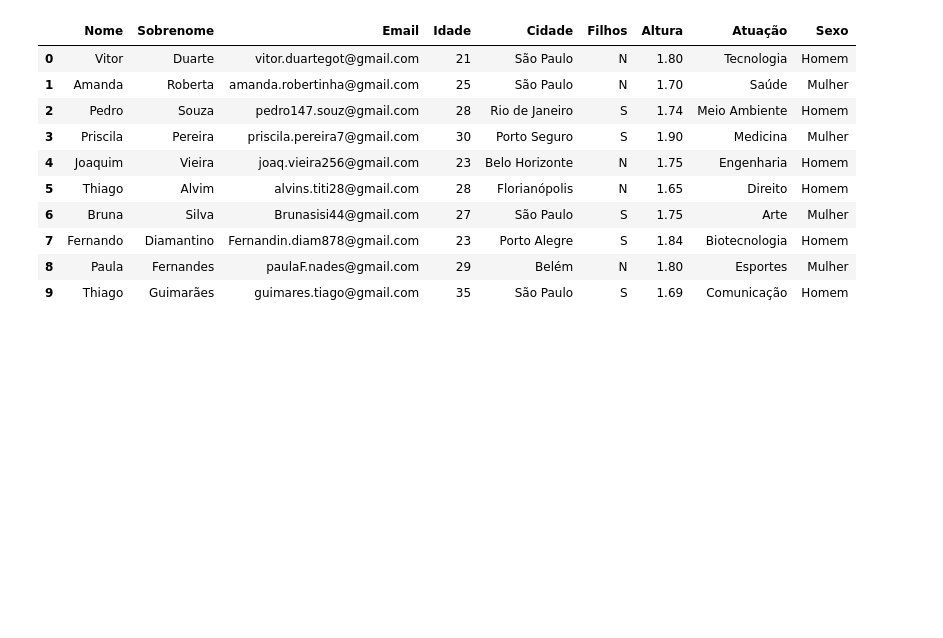
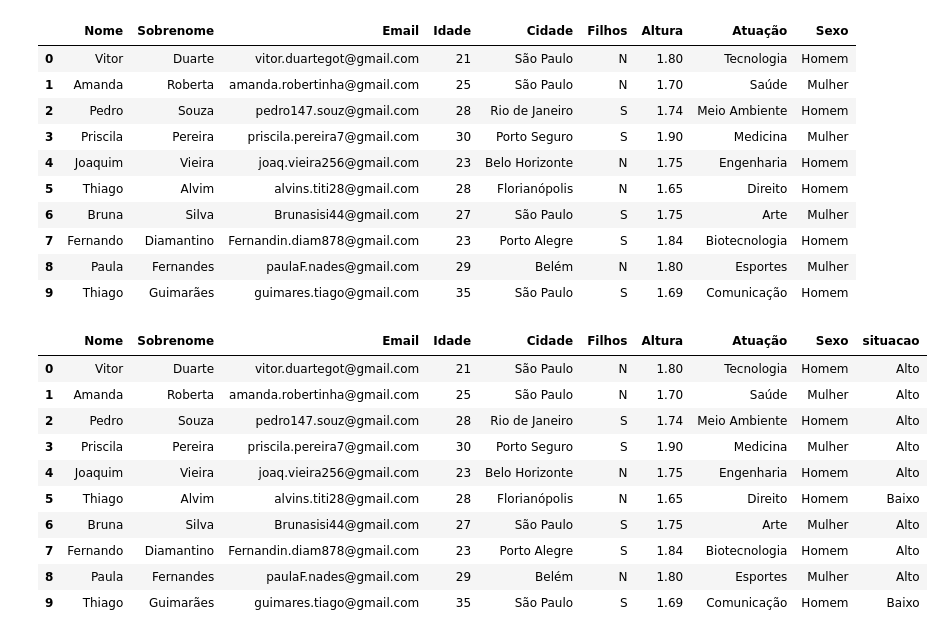
Before and after one commit to Vvitoor21/PythonForDataAnalytics, a Jupyter notebook: 8_Criando_DataFrames_E_Selecionando(Queries).ipynb, the cells around one changed output. Cells and saved outputs as stored; diff of their text form; code cells hidden in the pictures; blank space fills up the shorter version.

```diff
--- a/8_Criando_DataFrames_E_Selecionando(Queries).ipynb
+++ b/8_Criando_DataFrames_E_Selecionando(Queries).ipynb
@@ -235,3 +235,23 @@ dados
 | 7 | Fernando | Diamantino | Fernandin.diam878@gmail.com | 23 | Porto Alegre | S | 1.84 | Biotecnologia | Homem |
 | 8 | Paula | Fernandes | paulaF.nades@gmail.com | 29 | Belém | N | 1.80 | Esportes | Mulher |
 | 9 | Thiago | Guimarães | guimares.tiago@gmail.com | 35 | São Paulo | S | 1.69 | Comunicação | Homem |
+# %%
+for index, row in dados.iterrows():
+   if row['Altura'] <= 1.69 :
+       dados.loc[index, 'situacao'] = 'Baixo'
+   else:
+       dados.loc[index, 'situacao'] = 'Alto'
+# %%
+dados
+# %% [output]
+|  | Nome | Sobrenome | Email | Idade | Cidade | Filhos | Altura | Atuação | Sexo | situacao |
+| 0 | Vitor | Duarte | vitor.duartegot@gmail.com | 21 | São Paulo | N | 1.80 | Tecnologia | Homem | Alto |
+| 1 | Amanda | Roberta | amanda.robertinha@gmail.com | 25 | São Paulo | N | 1.70 | Saúde | Mulher | Alto |
+| 2 | Pedro | Souza | pedro147.souz@gmail.com | 28 | Rio de Janeiro | S | 1.74 | Meio Ambiente | Homem | Alto |
+| 3 | Priscila | Pereira | priscila.pereira7@gmail.com | 30 | Porto Seguro | S | 1.90 | Medicina | Mulher | Alto |
+| 4 | Joaquim | Vieira | joaq.vieira256@gmail.com | 23 | Belo Horizonte | N | 1.75 | Engenharia | Homem | Alto |
+| 5 | Thiago | Alvim | alvins.titi28@gmail.com | 28 | Florianópolis | N | 1.65 | Direito | Homem | Baixo |
+| 6 | Bruna | Silva | Brunasisi44@gmail.com | 27 | São Paulo | S | 1.75 | Arte | Mulher | Alto |
+| 7 | Fernando | Diamantino | Fernandin.diam878@gmail.com | 23 | Porto Alegre | S | 1.84 | Biotecnologia | Homem | Alto |
+| 8 | Paula | Fernandes | paulaF.nades@gmail.com | 29 | Belém | N | 1.80 | Esportes | Mulher | Alto |
+| 9 | Thiago | Guimarães | guimares.tiago@gmail.com | 35 | São Paulo | S | 1.69 | Comunicação | Homem | Baixo |
```
Also changed, not shown: parts of 2 cells of this notebook.
